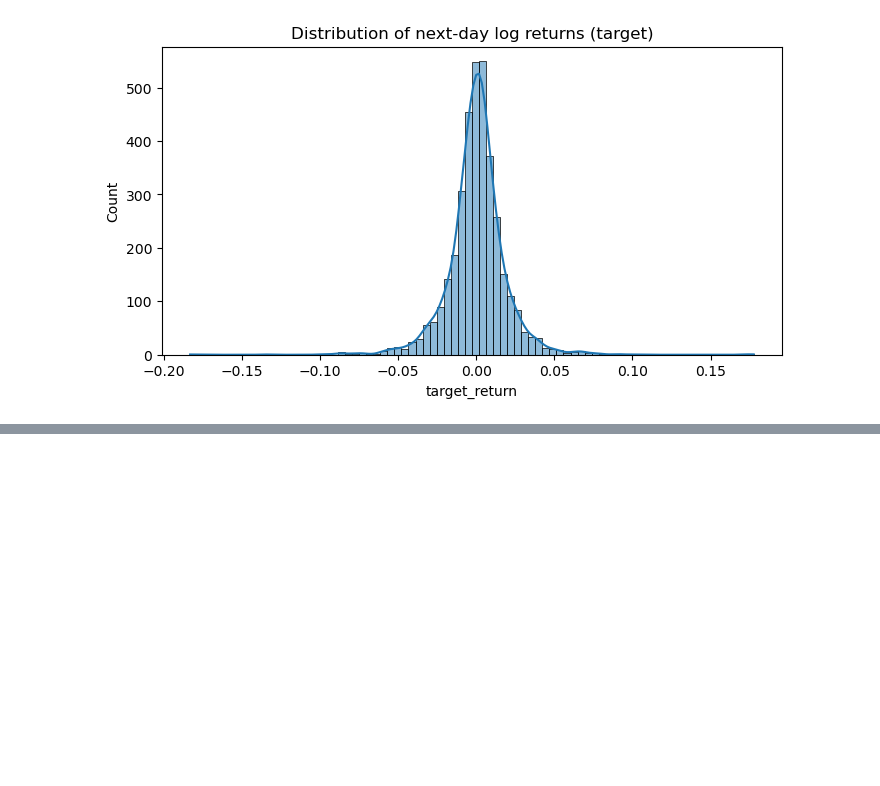
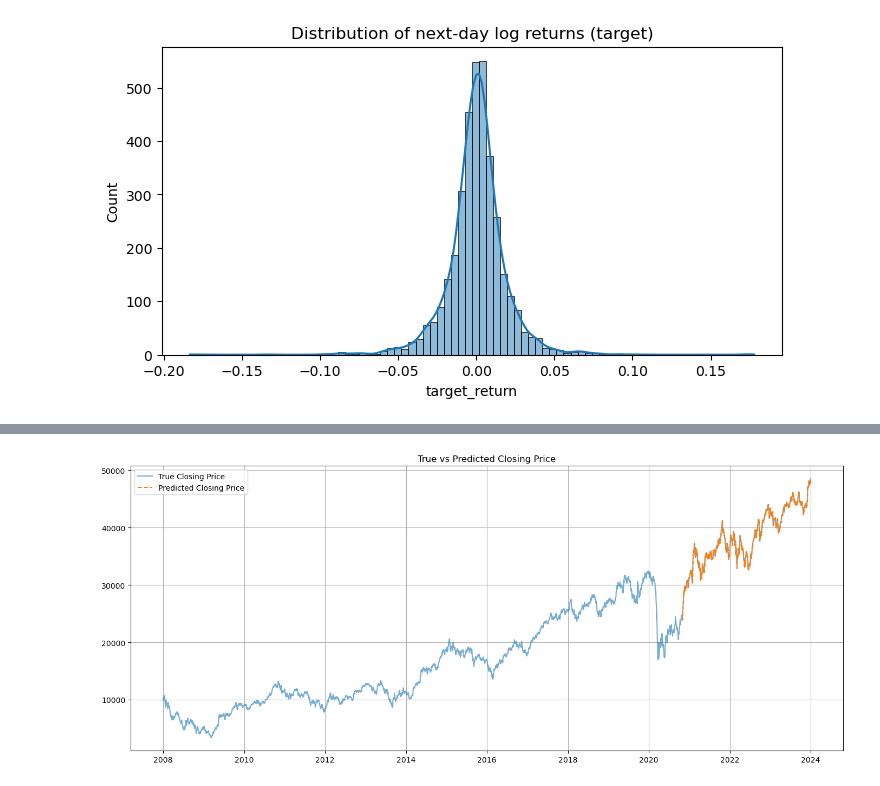
Before and after one commit to freakingdark/Stock_market_prediction_ML_model, a Jupyter notebook: Stock_market_ML.ipynb, the cells around one changed output, grey strips where cells are left out. Saved outputs shown, nothing was run; the diff lists cells and outputs as text; code cells hidden in the pictures; blank space fills up the shorter version.

```diff
--- a/Stock_market_ML.ipynb
+++ b/Stock_market_ML.ipynb
@@ -362,0 +263,89 @@ base_start, base_end: 2980 3710
+# %%
+# predictions
+pred_val = model.predict(X_v)
+pred_test = model.predict(X_t)
+
+# inverse scaling
+pred_val = scaler_y.inverse_transform(pred_val)
+pred_test = scaler_y.inverse_transform(pred_test)
+
+y_val_true = scaler_y.inverse_transform(y_v)
+y_test_true = scaler_y.inverse_transform(y_t)
+
+# FORCE 1D arrays
+pred_val = pred_val.flatten()
+pred_test = pred_test.flatten()
+
+y_val_true = y_val_true.flatten()
+y_test_true = y_test_true.flatten()
+
+# =========================
+# RMSE helper
+# =========================
+
+def rmse(a, b):
+    return np.sqrt(mean_squared_error(a, b))
+
+
+# =========================
+# PRICE RECONSTRUCTION
+# =========================
+
+# ensure 1D arrays
+pred_test = np.asarray(pred_test).reshape(-1)
+test_close = np.asarray(test_df['Close']).reshape(-1)
+
+print("pred_test shape:", pred_test.shape)
+print("test_close shape:", test_close.shape)
+
+# predicted price(t+1) = price(t) * exp(return)
+pred_prices = test_close[:-1] * np.exp(pred_test[:-1])
+
+print("pred_prices shape:", pred_prices.shape)
+
+# create series aligned with test index
+pred_price_series = pd.Series(
+    data=pred_prices.flatten(),
+    index=test_df.index[1:1+len(pred_prices)]
+)
+# =========================
+# PLOT
+# =========================
+
+plt.figure(figsize=(14,6))
+
+plt.plot(df['Close'], label="True Closing Price", alpha=0.6)
+plt.plot(pred_price_series, label="Predicted Closing Price", linestyle="--")
+
+plt.title("True vs Predicted Closing Price")
+plt.legend()
+plt.grid(True)
+plt.tight_layout()
+plt.savefig("lstm_prediction.png", dpi = 600)
+plt.show()
+
+
+# =========================
+# EVALUATION
+# =========================
+
+def mask_and_eval(y_true, y_pred, name="set"):
+
+    y_true = np.asarray(y_true).astype(float)
+    y_pred = np.asarray(y_pred).astype(float)
+
+    mask = ~np.isnan(y_true) & ~np.isnan(y_pred)
+
+    y_true_m = y_true[mask]
+    y_pred_m = y_pred[mask]
+
+    print("\n", name)
+    print("RMSE:", rmse(y_true_m, y_pred_m))
+    print("Directional Accuracy:", np.mean(np.sign(y_true_m) == np.sign(y_pred_m)))
+
+    return y_true_m, y_pred_m
+
+
+y_val_m, pred_val_m = mask_and_eval(y_val_true, pred_val, "Validation")
+y_test_m, pred_test_m = mask_and_eval(y_test_true, pred_test, "Test")
+# %% [output]
@@ -362,0 +357 @@ base_start, base_end: 2980 3710
+[figure, added]
```
Also changed, not shown: parts of 15 cells of this notebook.
